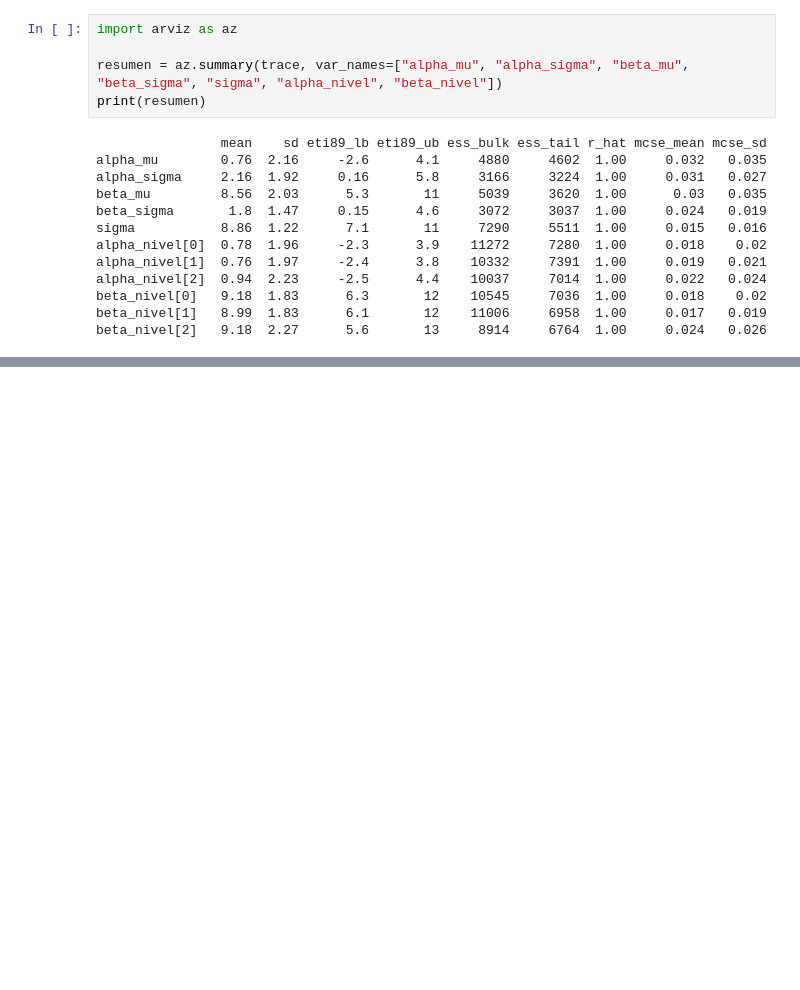
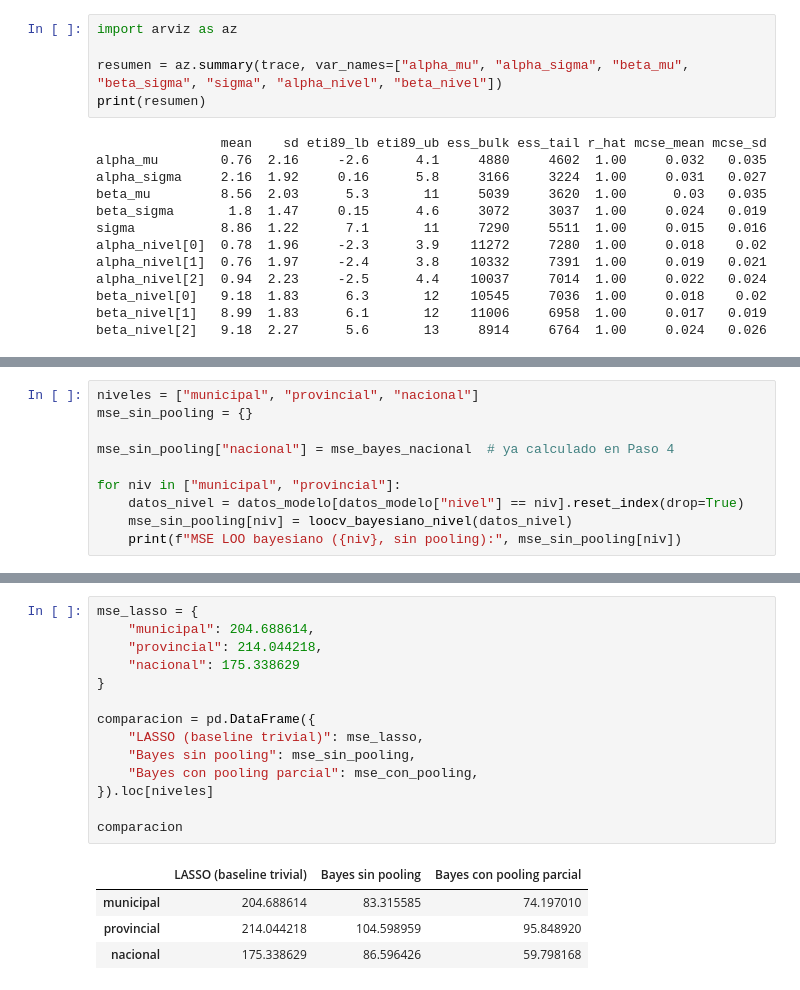
Before and after one commit to Ivanknop/elecciones-socioeconomia-laplata, a Jupyter notebook: notebooks/ml/02_bayes.ipynb, the cells around one changed output, grey strips where cells are left out. Drawn from its saved outputs; the diff is of its cells as text; blank space fills up the shorter version.

```diff
--- a/notebooks/ml/02_bayes.ipynb
+++ b/notebooks/ml/02_bayes.ipynb
@@ -218,0 +223,10 @@ Baseline trivial (ya calculado en LASSO): 175.34
+# %%
+niveles = ["municipal", "provincial", "nacional"]
+mse_sin_pooling = {}
+
+mse_sin_pooling["nacional"] = mse_bayes_nacional  # ya calculado en Paso 4
+
+for niv in ["municipal", "provincial"]:
+    datos_nivel = datos_modelo[datos_modelo["nivel"] == niv].reset_index(drop=True)
+    mse_sin_pooling[niv] = loocv_bayesiano_nivel(datos_nivel)
+    print(f"MSE LOO bayesiano ({niv}, sin pooling):", mse_sin_pooling[niv])
@@ -218,0 +348,19 @@ Baseline trivial (ya calculado en LASSO): 175.34
+# %%
+mse_lasso = {
+    "municipal": 204.688614,
+    "provincial": 214.044218,
+    "nacional": 175.338629
+}
+
+comparacion = pd.DataFrame({
+    "LASSO (baseline trivial)": mse_lasso,
+    "Bayes sin pooling": mse_sin_pooling,
+    "Bayes con pooling parcial": mse_con_pooling,
+}).loc[niveles]
+
+comparacion
+# %% [output]
+|  | LASSO (baseline trivial) | Bayes sin pooling | Bayes con pooling parcial |
+| municipal | 204.688614 | 83.315585 | 74.197010 |
+| provincial | 214.044218 | 104.598959 | 95.848920 |
+| nacional | 175.338629 | 86.596426 | 59.798168 |
```
Also changed, not shown: parts of 10 cells of this notebook, 1 other file.
